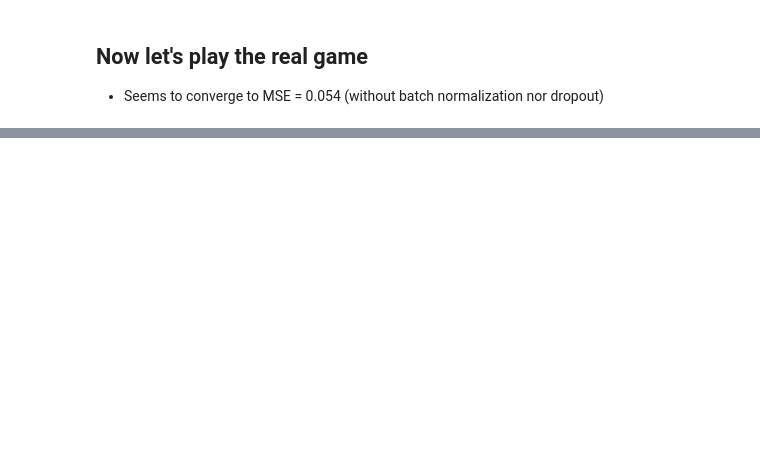
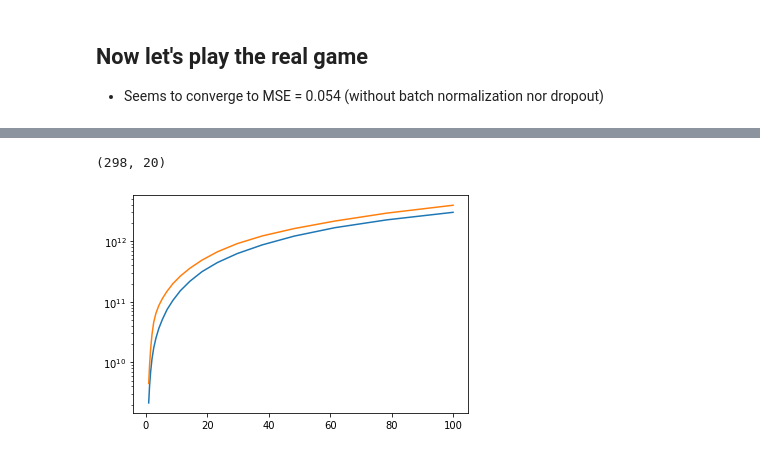
Before and after one commit to Martindelosrios/MaDaMe, a Jupyter notebook: codes/CNNs.ipynb, the cells around one changed output, grey strips where cells are left out. Drawn from its saved outputs; the diff is of its cells as text; code cells hidden in the pictures; blank space fills up the shorter version.

```diff
--- a/codes/CNNs.ipynb
+++ b/codes/CNNs.ipynb
@@ -577 +557,33 @@ plt.yscale('log')
+# %%
+model.eval()  # Asegúrate de que el modelo esté en modo evaluación
+y_predicted = []  # Lista para almacenar las predicciones
+
+# Desactivamos el cálculo de gradientes durante la predicción
+with torch.no_grad():
+    for inputs, _ in test_loader:  # Usamos _ porque no necesitamos las etiquetas en x_testset
+
+        # Hacer predicciones
+        outputs = model(inputs)
+
+        # Almacenar las predicciones (por ejemplo, como numpy arrays)
+        y_predicted.append(outputs.numpy())  # Si necesitas los resultados como numpy
+
+# Convertir la lista de predicciones en un solo array
+y_predicted = np.concatenate(y_predicted, axis=0)
+
+print(y_predicted.shape)  # Esto te dará la forma de las predicciones
+
+M_pred = 10**(y_predicted * (max_y - min_y) + min_y)
+M_real = 10**(y_testset * (max_y - min_y) + min_y)
+
+mass_quantiles = np.percentile((M_pred / M_real), [25, 50, 75], axis=0)
+# %% [output]
+(298, 20)
+# %%
+i= np.random.randint(len(y_predicted))
+plt.plot(R_bins, M_pred[i,:])
+plt.plot(R_bins, M_real[i,:])
+plt.yscale('log')
+# %% [output]
+[figure, added]
 # %%
```
Also changed, not shown: parts of 77 cells of this notebook.
